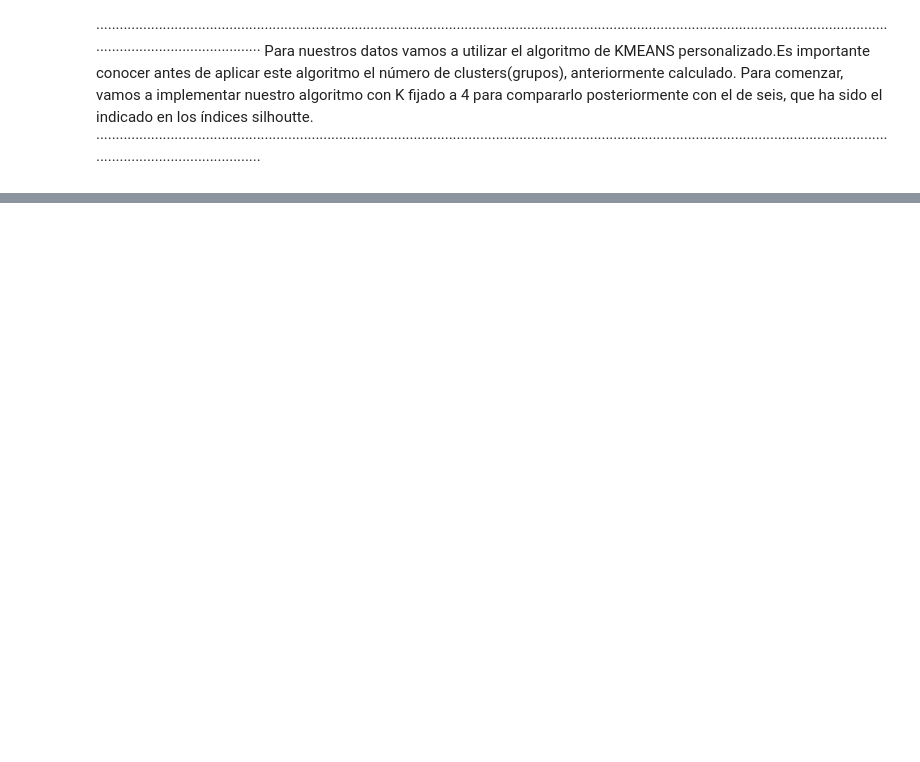
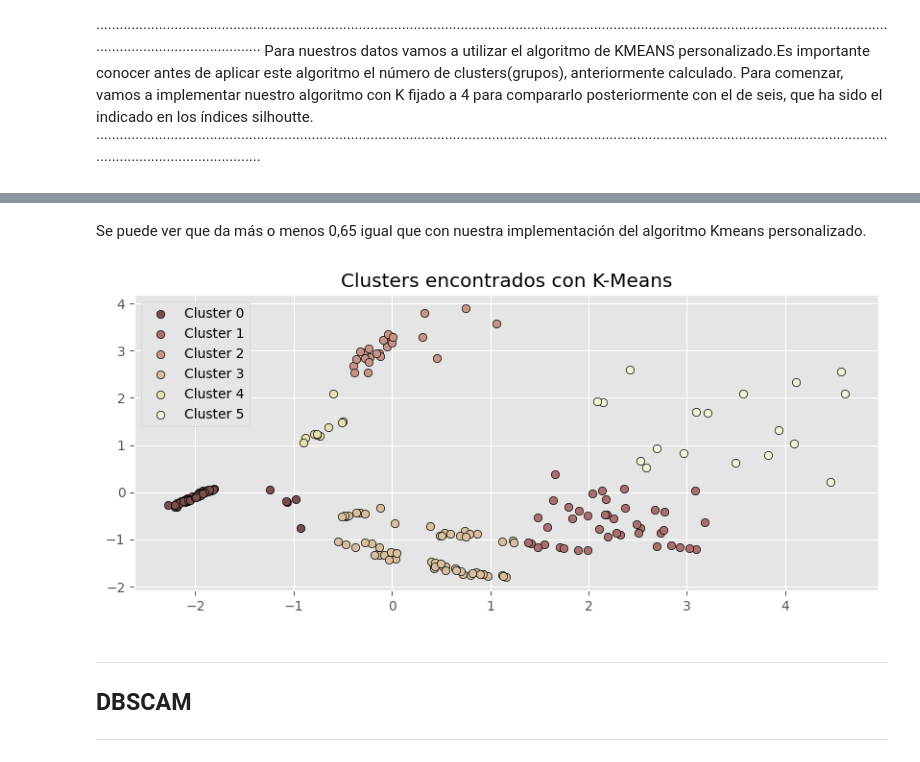
Before and after one commit to NathaliaMoniz/GRUPO09_Practica2, a Jupyter notebook: Practica.ipynb, the cells around one changed output, grey strips where cells are left out. Saved outputs shown, nothing was run; the diff lists cells and outputs as text; code cells hidden in the pictures; blank space fills up the shorter version.

```diff
--- a/Practica.ipynb
+++ b/Practica.ipynb
@@ -557,0 +592,32 @@ plt.show()
+# %% [markdown]
+Se puede ver que da más o menos 0,65 igual que con nuestra implementación del algoritmo Kmeans personalizado.
+# %%
+# Definir una paleta de colores personalizada en tonos de rosa
+custom_palette = sns.color_palette("pink", 6)
+
+# Crear la figura y los ejes
+fig, ax = plt.subplots(1, figsize=(10, 4))
+
+# Clustering con tu KMeans personalizado
+modelo_kmeans = KMeans_sklearn(n_clusters=6,n_init=25,random_state=23).fit(X=X_trans)
+y_predict_Kmeans = modelo_kmeans.predict(X=X_trans)
+
+for i in np.unique(y_predict_Kmeans):
+    ax.scatter(
+        x=X_trans[y_predict_Kmeans == i, 0],
+        y=X_trans[y_predict_Kmeans == i, 1],
+        c=custom_palette[i],
+        marker='o',
+        edgecolor='black',
+        label=f"Cluster {i}"
+    )
+ax.set_title('Clusters encontrados con K-Means')
+ax.legend()
+
+plt.show()
+# %% [output]
+[figure, added]
+# %% [markdown]
+----------------------------------------------------------------------------------------------------------------
+## DBSCAM
+----------------------------------------------------------------------------------------------------------------
```
Also changed, not shown: parts of 10 cells of this notebook.
